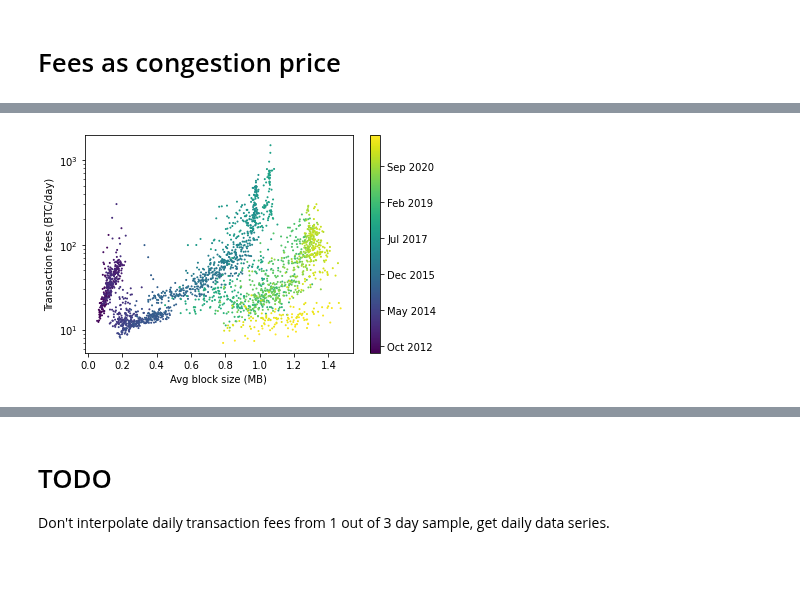
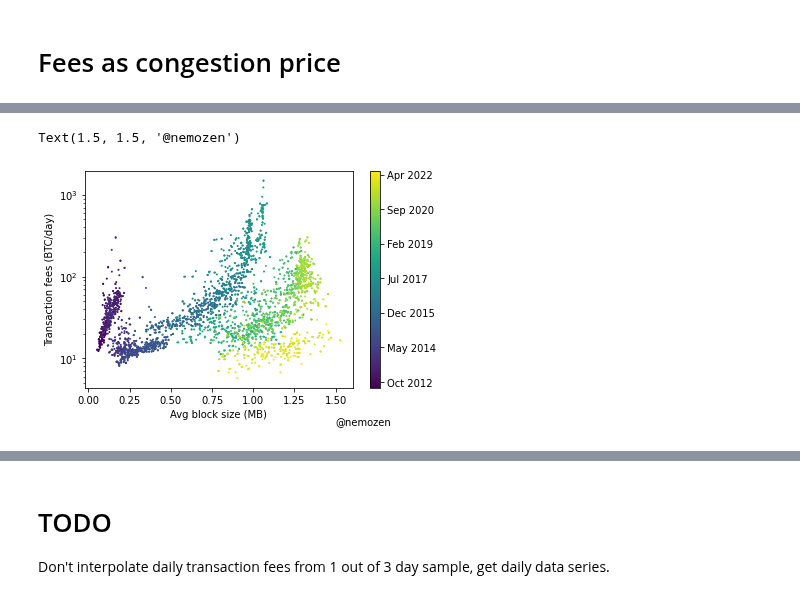
Before and after one commit to QRB-Labs/qrb, a Jupyter notebook: analysis/mining_dynamics.ipynb, the cells around one changed output, grey strips where cells are left out. Saved outputs shown, nothing was run; the diff lists cells and outputs as text; code cells hidden in the pictures; blank space fills up the shorter version.

```diff
--- a/analysis/mining_dynamics.ipynb
+++ b/analysis/mining_dynamics.ipynb
@@ -102,16 +102,18 @@ plt.xscale('log')
 # %%
 def timestamp_label(t):
     return dt.datetime.fromtimestamp(t/1e9).strftime('%b %Y')
 
 plt.scatter(x=df2['avg-block-size'], y=df2['transaction-fees'],
                  s=1, c=df2.index, cmap='viridis')
 plt.yscale('log')
 plt.ylabel('Transaction fees (BTC/day)')
 plt.xlabel('Avg block size (MB)')
 cb=plt.colorbar()
 cb.set_ticklabels([timestamp_label(t) for t in cb.get_ticks()])
+plt.text(1.5, 1.5, '@nemozen')
 # %% [output]
+Text(1.5, 1.5, '@nemozen')
-[figure, old version]
+[figure, new version]
 # %%
 mempool_size = pd.read_csv('mempool-size.csv')
 mempool_size.set_index('Timestamp', inplace=True)
```
Also changed, not shown: parts of 10 cells of this notebook, 5 other files.
